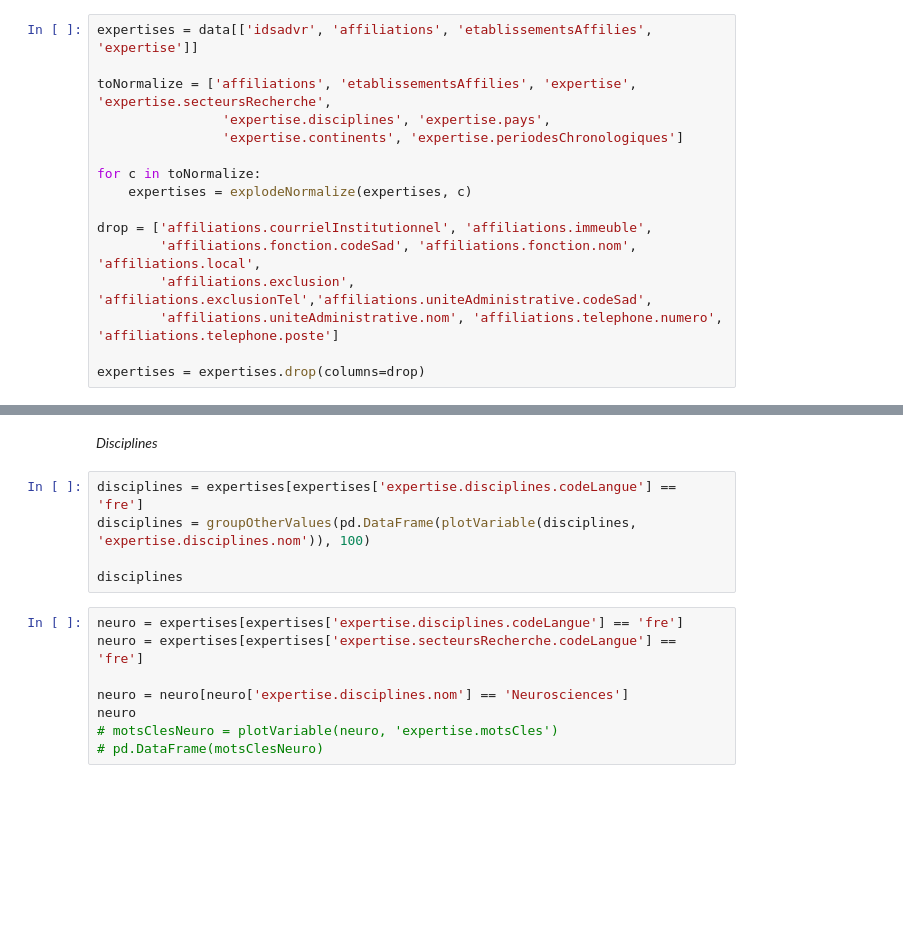
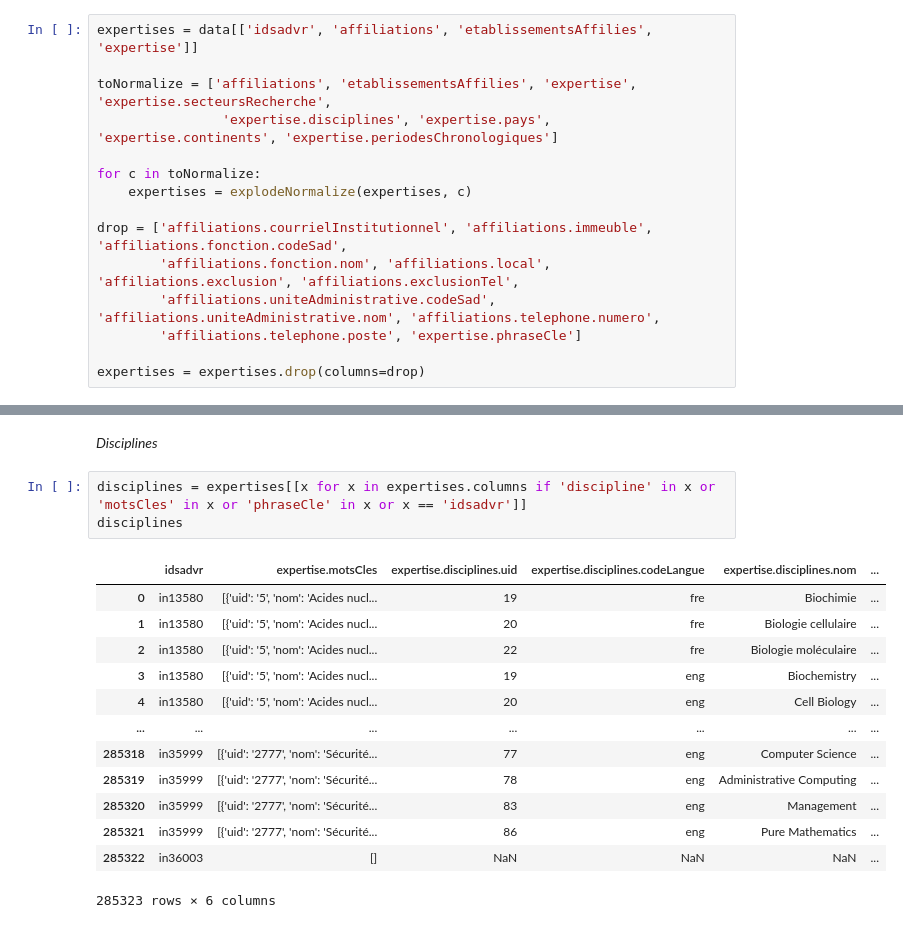
Before and after one commit to sadvr/sadvr-dashboard, a Jupyter notebook: API_SADVR_expertisesRecherche.ipynb, the cells around one changed output, grey strips where cells are left out. Saved outputs shown, nothing was run; the diff lists cells and outputs as text; blank space fills up the shorter version.

Commit message:
export graphe expertises discipline (v1)

```diff
--- a/API_SADVR_expertisesRecherche.ipynb
+++ b/API_SADVR_expertisesRecherche.ipynb
@@ -28,16 +29,15 @@ data = updateInfoProfs()
 expertises = data[['idsadvr', 'affiliations', 'etablissementsAffilies', 'expertise']]
 
 toNormalize = ['affiliations', 'etablissementsAffilies', 'expertise', 'expertise.secteursRecherche',
-                'expertise.disciplines', 'expertise.pays',
-                'expertise.continents', 'expertise.periodesChronologiques']
+                'expertise.disciplines', 'expertise.pays', 'expertise.continents', 'expertise.periodesChronologiques']
 
 for c in toNormalize:
     expertises = explodeNormalize(expertises, c)
 
-drop = ['affiliations.courrielInstitutionnel', 'affiliations.immeuble',
-        'affiliations.fonction.codeSad', 'affiliations.fonction.nom', 'affiliations.local',
-        'affiliations.exclusion', 'affiliations.exclusionTel','affiliations.uniteAdministrative.codeSad',
-        'affiliations.uniteAdministrative.nom', 'affiliations.telephone.numero', 'affiliations.telephone.poste']
+drop = ['affiliations.courrielInstitutionnel', 'affiliations.immeuble', 'affiliations.fonction.codeSad',
+        'affiliations.fonction.nom', 'affiliations.local', 'affiliations.exclusion', 'affiliations.exclusionTel',
+        'affiliations.uniteAdministrative.codeSad', 'affiliations.uniteAdministrative.nom', 'affiliations.telephone.numero',
+        'affiliations.telephone.poste', 'expertise.phraseCle']
 
 expertises = expertises.drop(columns=drop)
 # %% [markdown]
@@ -142,16 +92,20 @@ px.bar(
 Voir si on peut extraire un graphe et le visualiser
 # %% [markdown]
 *Disciplines*
-# %%
-disciplines = expertises[expertises['expertise.disciplines.codeLangue'] == 'fre']
-disciplines = groupOtherValues(pd.DataFrame(plotVariable(disciplines, 'expertise.disciplines.nom')), 100)
-
-disciplines
-# %%
-neuro = expertises[expertises['expertise.disciplines.codeLangue'] == 'fre']
-neuro = expertises[expertises['expertise.secteursRecherche.codeLangue'] == 'fre']
-
-neuro = neuro[neuro['expertise.disciplines.nom'] == 'Neurosciences']
-neuro
-# motsClesNeuro = plotVariable(neuro, 'expertise.motsCles')
-# pd.DataFrame(motsClesNeuro)
+# %%
+disciplines = expertises[[x for x in expertises.columns if 'discipline' in x or 'motsCles' in x or 'phraseCle' in x or x == 'idsadvr']]
+disciplines
+# %% [output]
+|  | idsadvr | expertise.motsCles | expertise.disciplines.uid | expertise.disciplines.codeLangue | expertise.disciplines.nom | ... |
+| 0 | in13580 | [{'uid': '5', 'nom': 'Acides nucl... | 19 | fre | Biochimie | ... |
+| 1 | in13580 | [{'uid': '5', 'nom': 'Acides nucl... | 20 | fre | Biologie cellulaire | ... |
+| 2 | in13580 | [{'uid': '5', 'nom': 'Acides nucl... | 22 | fre | Biologie moléculaire | ... |
+| 3 | in13580 | [{'uid': '5', 'nom': 'Acides nucl... | 19 | eng | Biochemistry | ... |
+| 4 | in13580 | [{'uid': '5', 'nom': 'Acides nucl... | 20 | eng | Cell Biology | ... |
+| ... | ... | ... | ... | ... | ... | ... |
+| 285318 | in35999 | [{'uid': '2777', 'nom': 'Sécurité... | 77 | eng | Computer Science | ... |
+| 285319 | in35999 | [{'uid': '2777', 'nom': 'Sécurité... | 78 | eng | Administrative Computing | ... |
+| 285320 | in35999 | [{'uid': '2777', 'nom': 'Sécurité... | 83 | eng | Management | ... |
+| 285321 | in35999 | [{'uid': '2777', 'nom': 'Sécurité... | 86 | eng | Pure Mathematics | ... |
+| 285322 | in36003 | [] | NaN | NaN | NaN | ... |
+285323 rows × 6 columns
```
Also changed, not shown: parts of 11 cells of this notebook, 2 other files.
